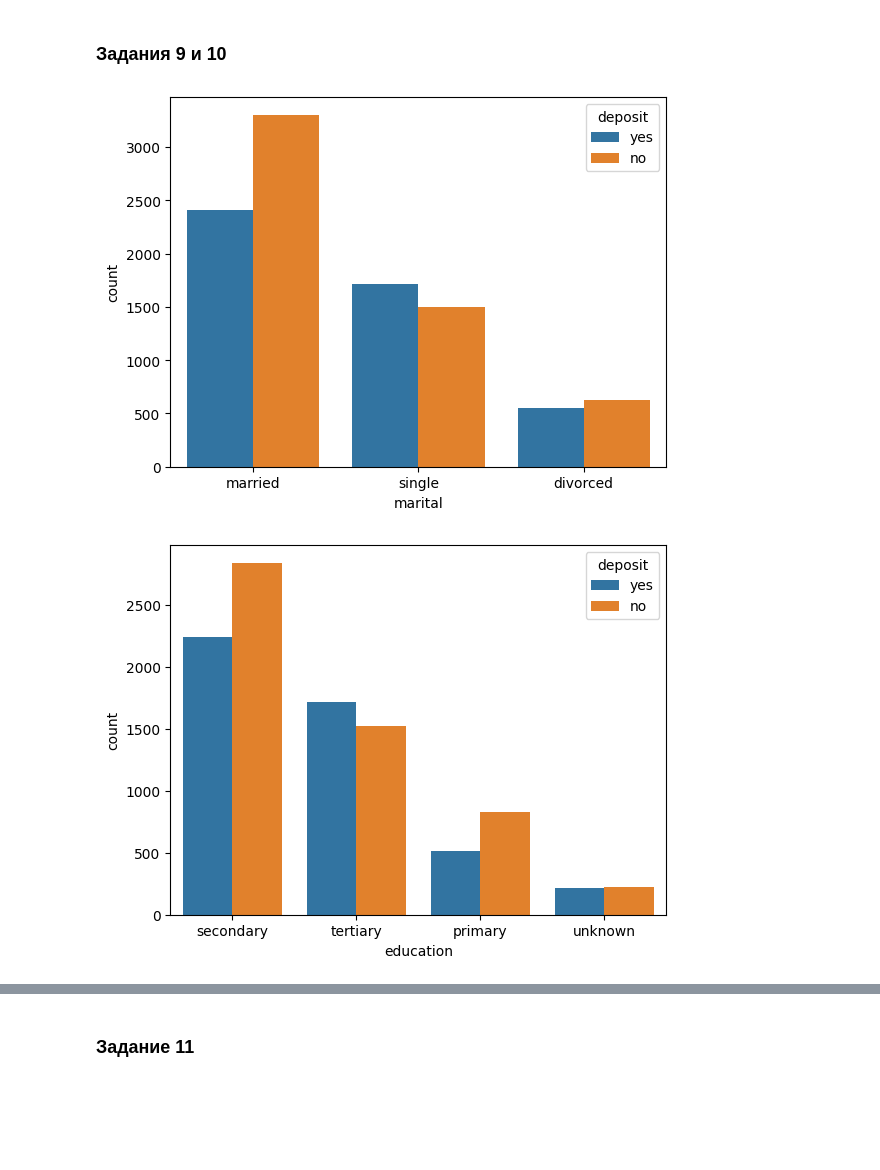
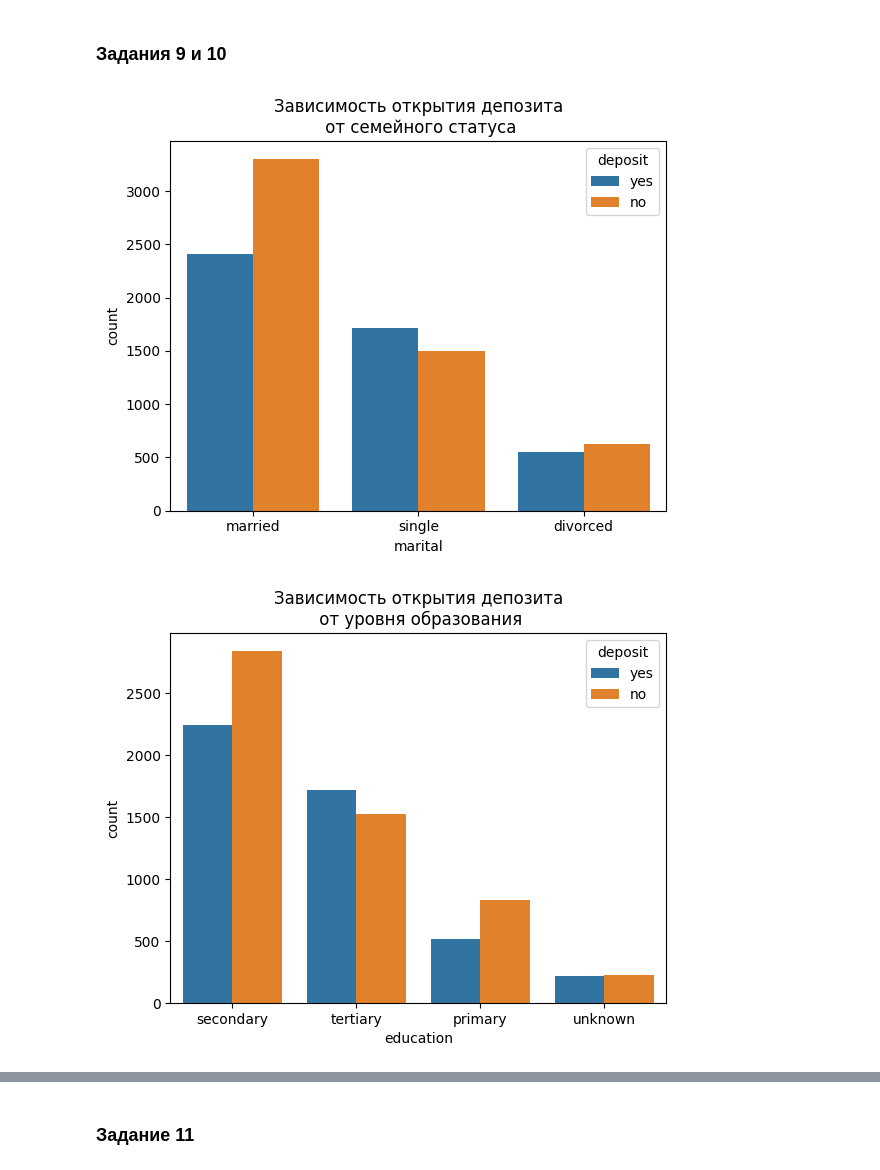
Before and after one commit to AntonYurkovskiy/Project_4_ML_BankDeposits, a Jupyter notebook: Project_4_ML.ipynb, the cells around one changed output, grey strips where cells are left out. Saved outputs shown, nothing was run; the diff lists cells and outputs as text; code cells hidden in the pictures; blank space fills up the shorter version.

```diff
--- a/Project_4_ML.ipynb
+++ b/Project_4_ML.ipynb
@@ -257,13 +258,15 @@ sns.countplot(data=cleaned, x='age_category', hue='deposit');
 ### Задания 9 и 10
 # %%
 # постройте визуализации для открывших и неоткрывших депозит в зависимости от семейного статуса
-sns.countplot(data=cleaned, x='marital', hue='deposit');
+marital = sns.countplot(data=cleaned, x='marital', hue='deposit');
+marital.set_title('Зависимость открытия депозита\n от семейного статуса');
 # %% [output]
-[figure, old version]
+[figure, new version]
 # %%
 # постройте визуализации для открывших и неоткрывших депозит в зависимости от образования
-sns.countplot(data=cleaned, x='education', hue='deposit');
+ed = sns.countplot(data=cleaned, x='education', hue='deposit');
+ed.set_title('Зависимость открытия депозита\n от уровня образования');
 # %% [output]
-[figure, old version]
+[figure, new version]
 # %%
 # постройте визуализации для открывших и неоткрывших депозит в зависимости от вида профессиональной занятости
```
Also changed, not shown: parts of 13 cells of this notebook.
